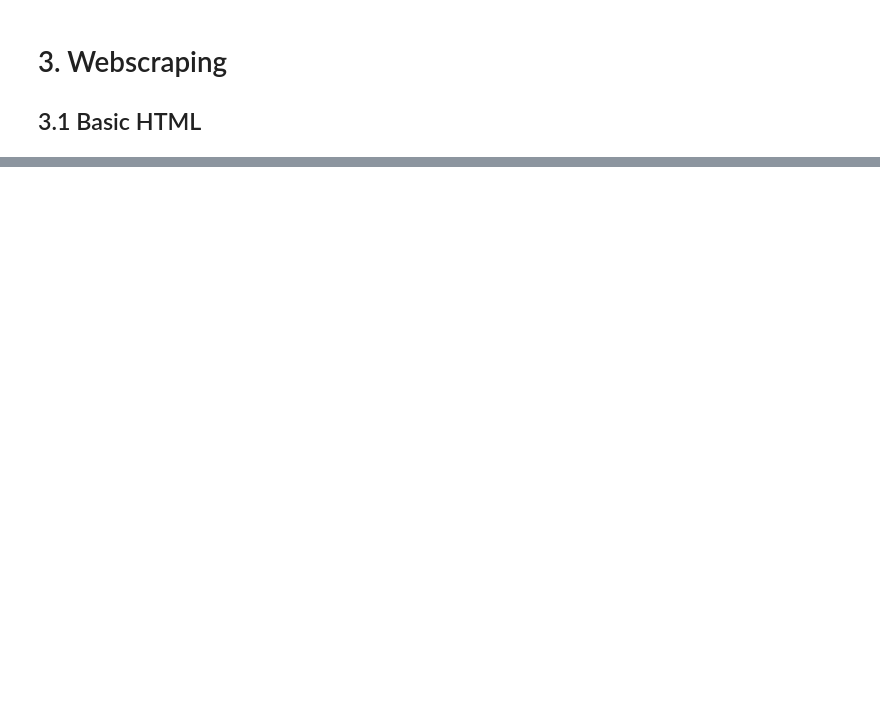
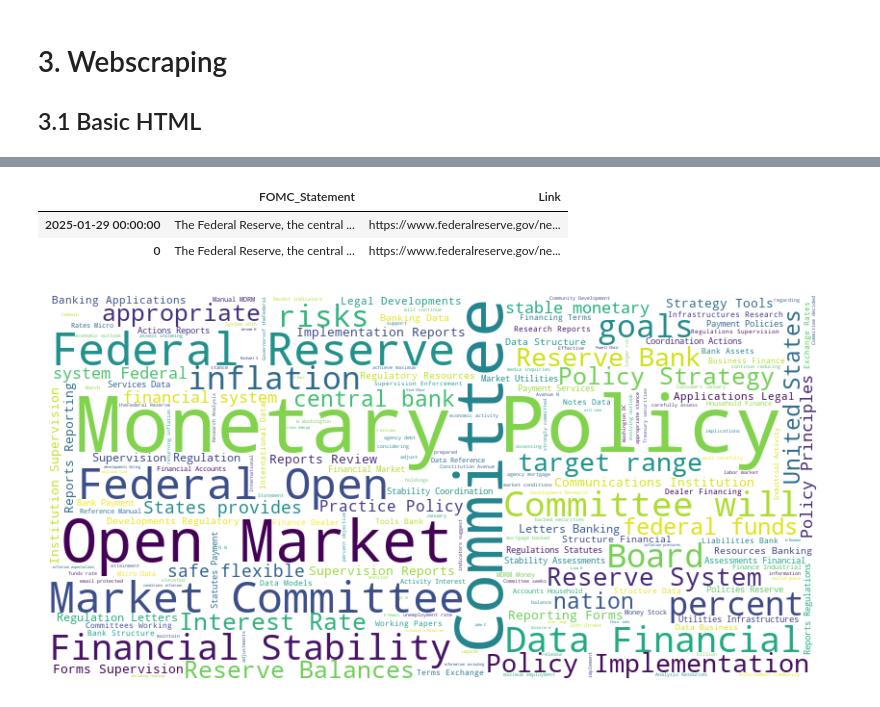
Before and after one commit to tuelan/graspp_2025_spring, a Jupyter notebook: notebooks/module_1/week_2/download_api.ipynb, the cells around one changed output, grey strips where cells are left out. Saved outputs shown, nothing was run; the diff lists cells and outputs as text; code cells hidden in the pictures; blank space fills up the shorter version.

```diff
--- a/notebooks/module_1/week_2/download_api.ipynb
+++ b/notebooks/module_1/week_2/download_api.ipynb
@@ -750,0 +474,19 @@ subset(
+# %%
+import re
+import requests
+from bs4 import BeautifulSoup
+import pandas as pd
+
+def get_fomc_statement(url):
+    response = requests.get(url)
+    soup = BeautifulSoup(response.content, 'html.parser')
+    paragraphs = soup.find_all('p')
+    statement = "\n\n".join(p.get_text(strip=True) for p in paragraphs)
+    date_match = re.search(r'monetary(\d{8})a\.htm', url)
+    date_str = date_match.group(1)
+    date = pd.to_datetime(f"{date_str[:4]}-{date_str[4:6]}-{date_str[6:]}")
+    return pd.DataFrame({'FOMC_Statement': [statement], 'Link': [url]}, index=[date])
+
+example_url = "https://www.federalreserve.gov/newsevents/pressreleases/monetary20240131a.htm"
+statement_df = get_fomc_statement(example_url)
+statement_df.head(2)
@@ -750,0 +534,28 @@ subset(
+# %%
+df_statements = []
+for statement in statement_links[:10]:
+    statement_df = download_fomc_statement(statement)
+    df_statements.append(statement_df)
+df_statements = pd.concat(df_statements, axis=0)
+df_statements.head(2)
+# %% [output]
+|  | FOMC_Statement | Link |
+| 2025-01-29 00:00:00 | The Federal Reserve, the central ... | https://www.federalreserve.gov/ne... |
+| 0 | The Federal Reserve, the central ... | https://www.federalreserve.gov/ne... |
+# %%
+from wordcloud import WordCloud
+import matplotlib.pyplot as plt
+
+# Combine all statements into one string
+text = " ".join(df_statements['FOMC_Statement'].dropna())
+
+# Generate the word cloud
+wordcloud = WordCloud(width=800, height=400, background_color='white').generate(text)
+
+# Display the word cloud
+plt.figure(figsize=(10, 5))
+plt.imshow(wordcloud, interpolation='bilinear')
+plt.axis('off')
+plt.show()
+# %% [output]
+[figure, added]
```
Also changed, not shown: parts of 157 cells of this notebook, 1 other file.
